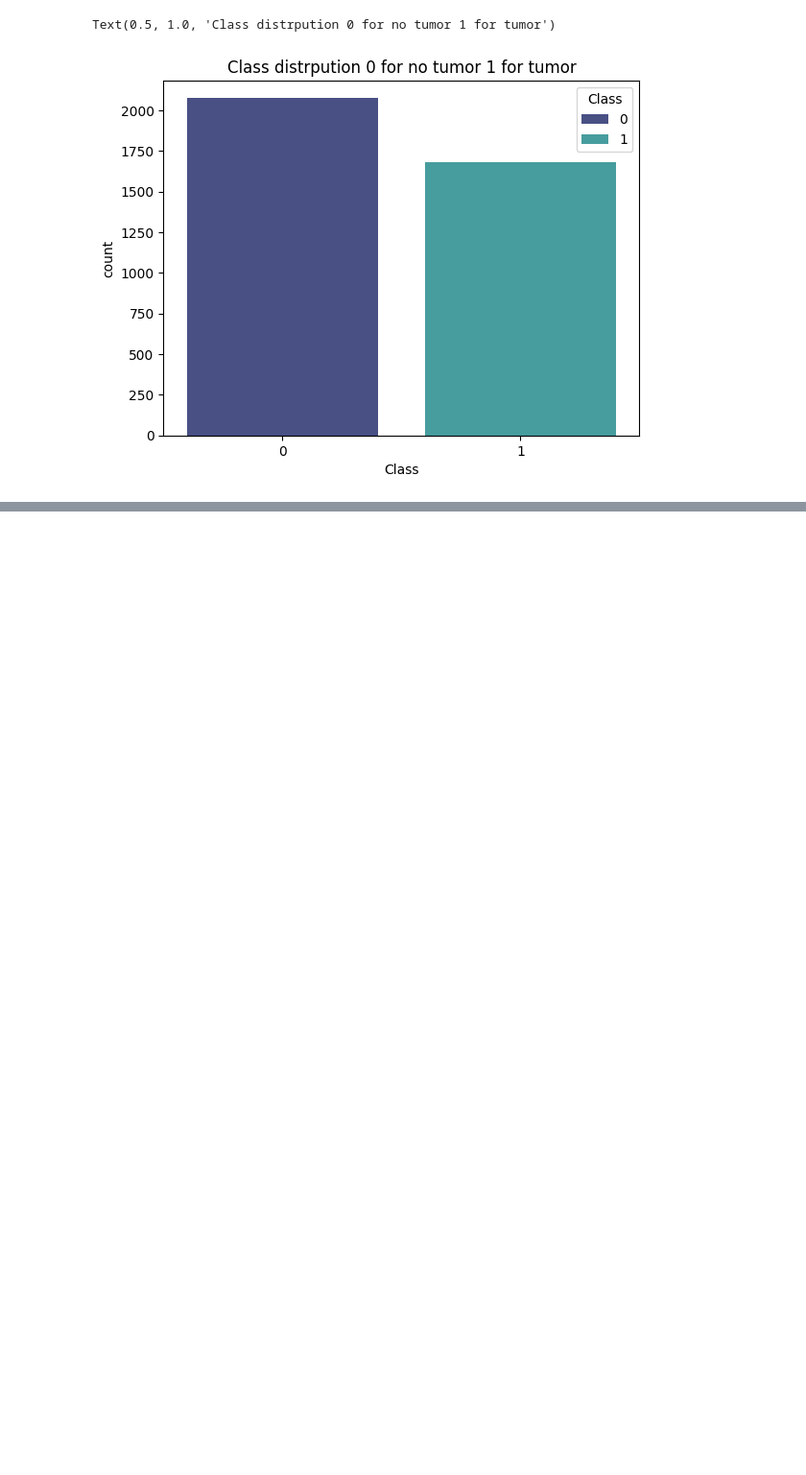
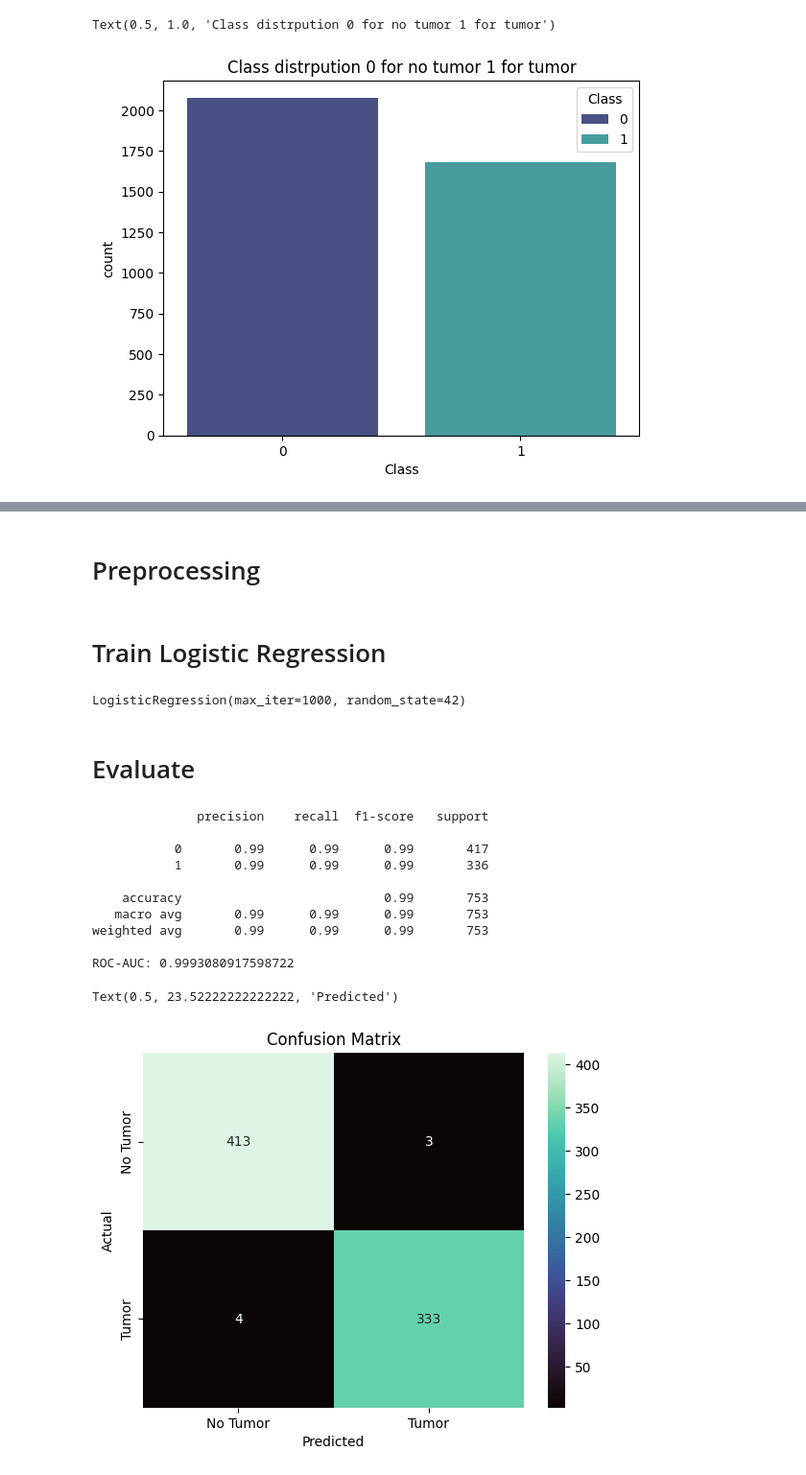
Before and after one commit to haider365-wave/brain-tumor-classifier, a Jupyter notebook: logistic_reg_brain_tumor.ipynb, the cells around one changed output, grey strips where cells are left out. Shown at 96% size. Drawn from its saved outputs; the diff is of its cells as text; code cells hidden in the pictures; blank space fills up the shorter version.

Commit message:
add logistic regression brain tumor classifier

```diff
--- a/logistic_reg_brain_tumor.ipynb
+++ b/logistic_reg_brain_tumor.ipynb
@@ -106,0 +108,2 @@ Text(0.5, 1.0, 'Corralation Heatmap')
+# %% [markdown]
+# Preprocessing
@@ -106,0 +113,47 @@ Text(0.5, 1.0, 'Corralation Heatmap')
+# %%
+X_train, X_test, y_train, y_test = train_test_split(
+    X, y, test_size=0.2, random_state=42, stratify=y
+)
+# %%
+scaler = StandardScaler()
+X_train = scaler.fit_transform(X_train)
+X_test = scaler.transform(X_test)
+# %% [markdown]
+ # Train Logistic Regression
+# %%
+from sklearn.linear_model import LogisticRegression
+
+model = LogisticRegression(max_iter=1000, random_state=42)
+model.fit(X_train, y_train)
+# %% [output]
+LogisticRegression(max_iter=1000, random_state=42)
+# %% [markdown]
+# Evaluate
+# %%
+from sklearn.metrics import classification_report, confusion_matrix, roc_auc_score
+
+y_pred = model.predict(X_test)
+y_prob = model.predict_proba(X_test)[:, 1]
+
+print(classification_report(y_pred, y_test))
+print("ROC-AUC:", roc_auc_score(y_test, y_prob))
+sns.heatmap(confusion_matrix(y_test, y_pred),
+            annot=True, fmt='d', cmap='mako',
+            xticklabels=['No Tumor', 'Tumor'],
+            yticklabels=['No Tumor', 'Tumor'])
+plt.title('Confusion Matrix')
+plt.ylabel('Actual')
+plt.xlabel('Predicted')
+# %% [output]
+              precision    recall  f1-score   support
+
+           0       0.99      0.99      0.99       417
+           1       0.99      0.99      0.99       336
+
+    accuracy                           0.99       753
+   macro avg       0.99      0.99      0.99       753
+weighted avg       0.99      0.99      0.99       753
+
+ROC-AUC: 0.9993080917598722
+Text(0.5, 23.52222222222222, 'Predicted')
+[figure, added]
```
Also changed, not shown: parts of 4 cells of this notebook.
